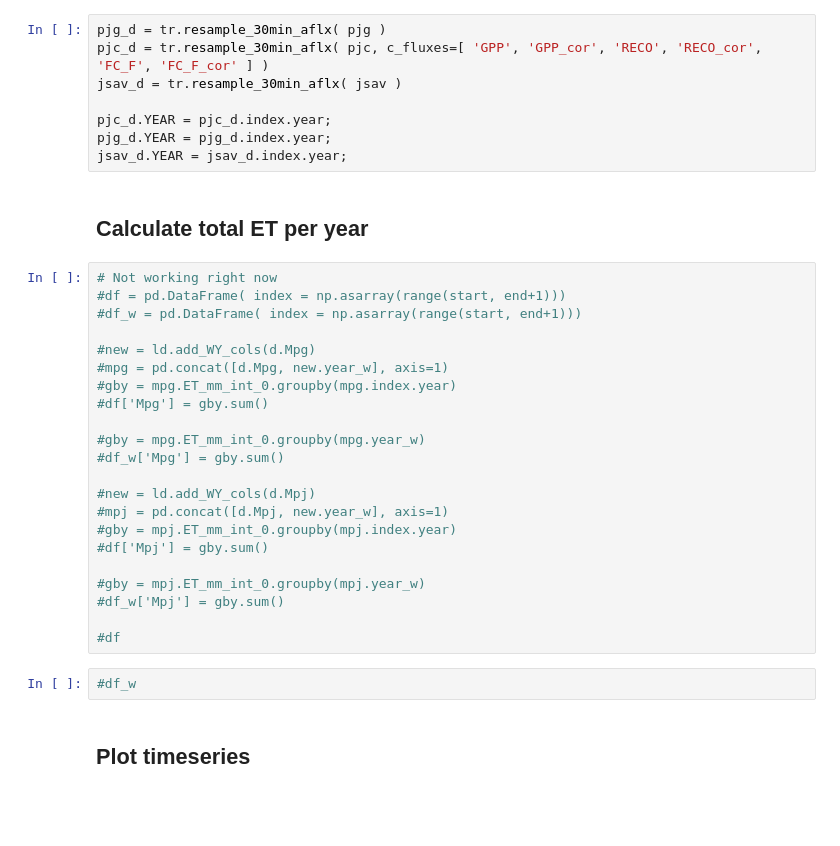
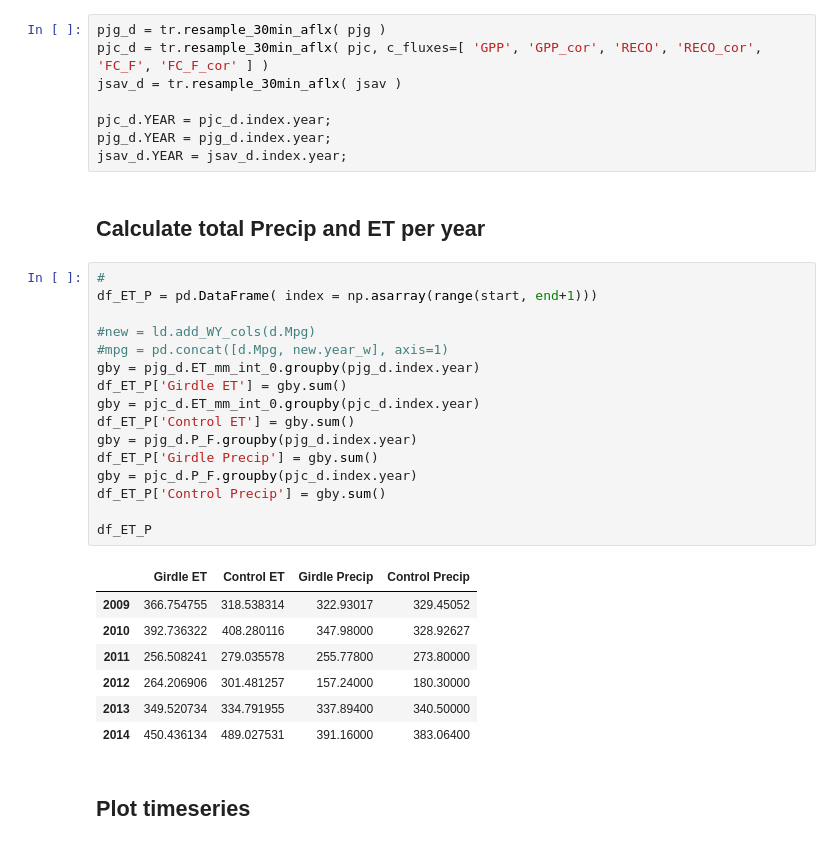
Before and after one commit to gremau/NMEG_miscellany, a Jupyter notebook: pj_sites_Fc_comparison.ipynb, the cells around one changed output. Cells and saved outputs as stored; diff of their text form; blank space fills up the shorter version.

```diff
--- a/pj_sites_Fc_comparison.ipynb
+++ b/pj_sites_Fc_comparison.ipynb
@@ -127,31 +127,31 @@ pjc_d.YEAR = pjc_d.index.year;
 pjg_d.YEAR = pjg_d.index.year;
 jsav_d.YEAR = jsav_d.index.year;
 # %% [markdown]
-## Calculate total ET per year
+## Calculate total Precip and ET per year
 # %%
-# Not working right now
-#df = pd.DataFrame( index = np.asarray(range(start, end+1)))
-#df_w = pd.DataFrame( index = np.asarray(range(start, end+1)))
+#
+df_ET_P = pd.DataFrame( index = np.asarray(range(start, end+1)))
 
 #new = ld.add_WY_cols(d.Mpg)
 #mpg = pd.concat([d.Mpg, new.year_w], axis=1)
-#gby = mpg.ET_mm_int_0.groupby(mpg.index.year)
-#df['Mpg'] = gby.sum()
+gby = pjg_d.ET_mm_int_0.groupby(pjg_d.index.year)
+df_ET_P['Girdle ET'] = gby.sum()
+gby = pjc_d.ET_mm_int_0.groupby(pjc_d.index.year)
+df_ET_P['Control ET'] = gby.sum()
+gby = pjg_d.P_F.groupby(pjg_d.index.year)
+df_ET_P['Girdle Precip'] = gby.sum()
+gby = pjc_d.P_F.groupby(pjc_d.index.year)
+df_ET_P['Control Precip'] = gby.sum()
 
-#gby = mpg.ET_mm_int_0.groupby(mpg.year_w)
-#df_w['Mpg'] = gby.sum()
-
-#new = ld.add_WY_cols(d.Mpj)
-#mpj = pd.concat([d.Mpj, new.year_w], axis=1)
-#gby = mpj.ET_mm_int_0.groupby(mpj.index.year)
-#df['Mpj'] = gby.sum()
-
-#gby = mpj.ET_mm_int_0.groupby(mpj.year_w)
-#df_w['Mpj'] = gby.sum()
-
-#df
+df_ET_P
+# %% [output]
+|  | Girdle ET | Control ET | Girdle Precip | Control Precip |
+| 2009 | 366.754755 | 318.538314 | 322.93017 | 329.45052 |
+| 2010 | 392.736322 | 408.280116 | 347.98000 | 328.92627 |
+| 2011 | 256.508241 | 279.035578 | 255.77800 | 273.80000 |
+| 2012 | 264.206906 | 301.481257 | 157.24000 | 180.30000 |
+| 2013 | 349.520734 | 334.791955 | 337.89400 | 340.50000 |
+| 2014 | 450.436134 | 489.027531 | 391.16000 | 383.06400 |
-# %%
-#df_w
 # %% [markdown]
 ## Plot timeseries
 # %%
```
Also changed, not shown: parts of 1 cell of this notebook, 1 other file.
